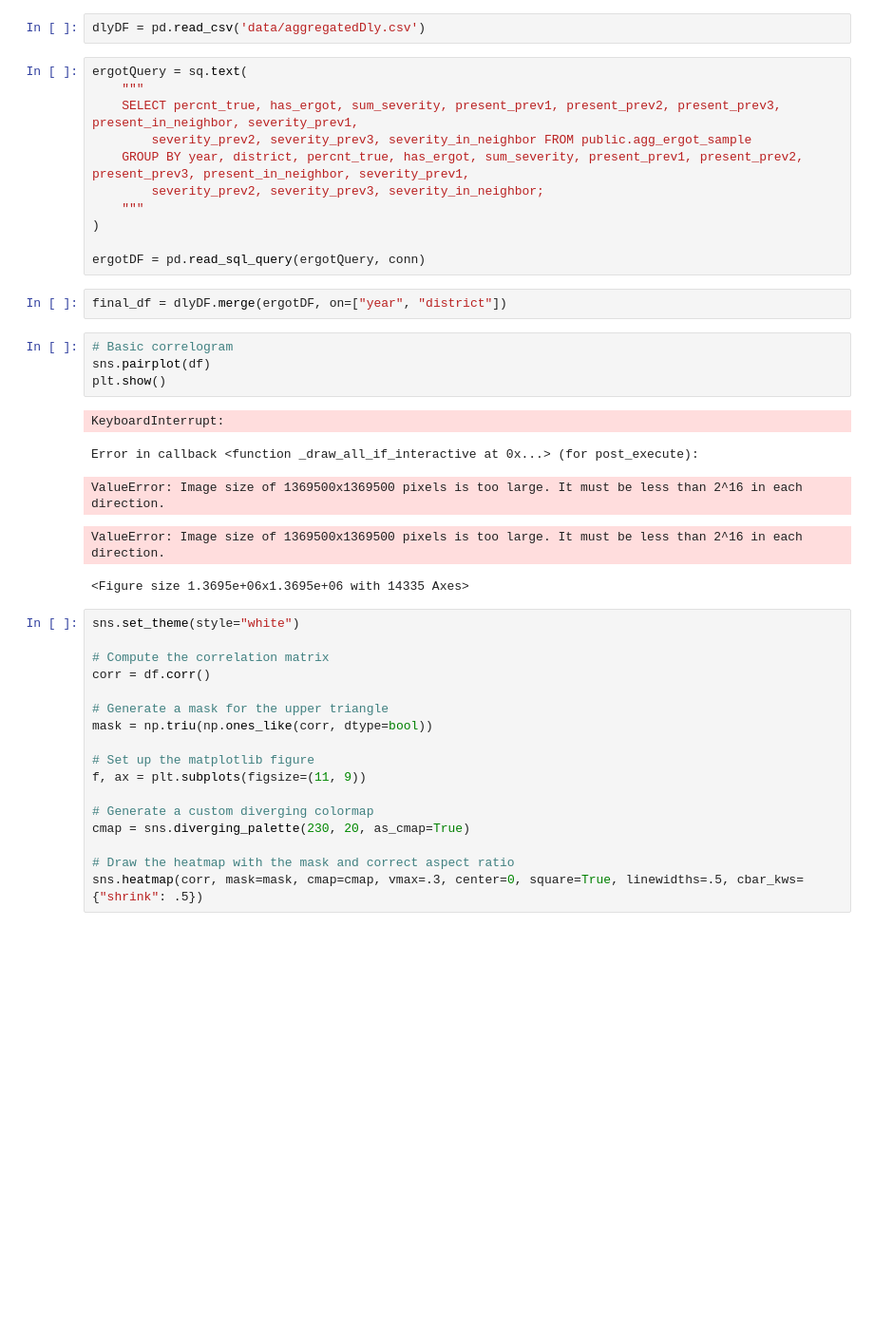
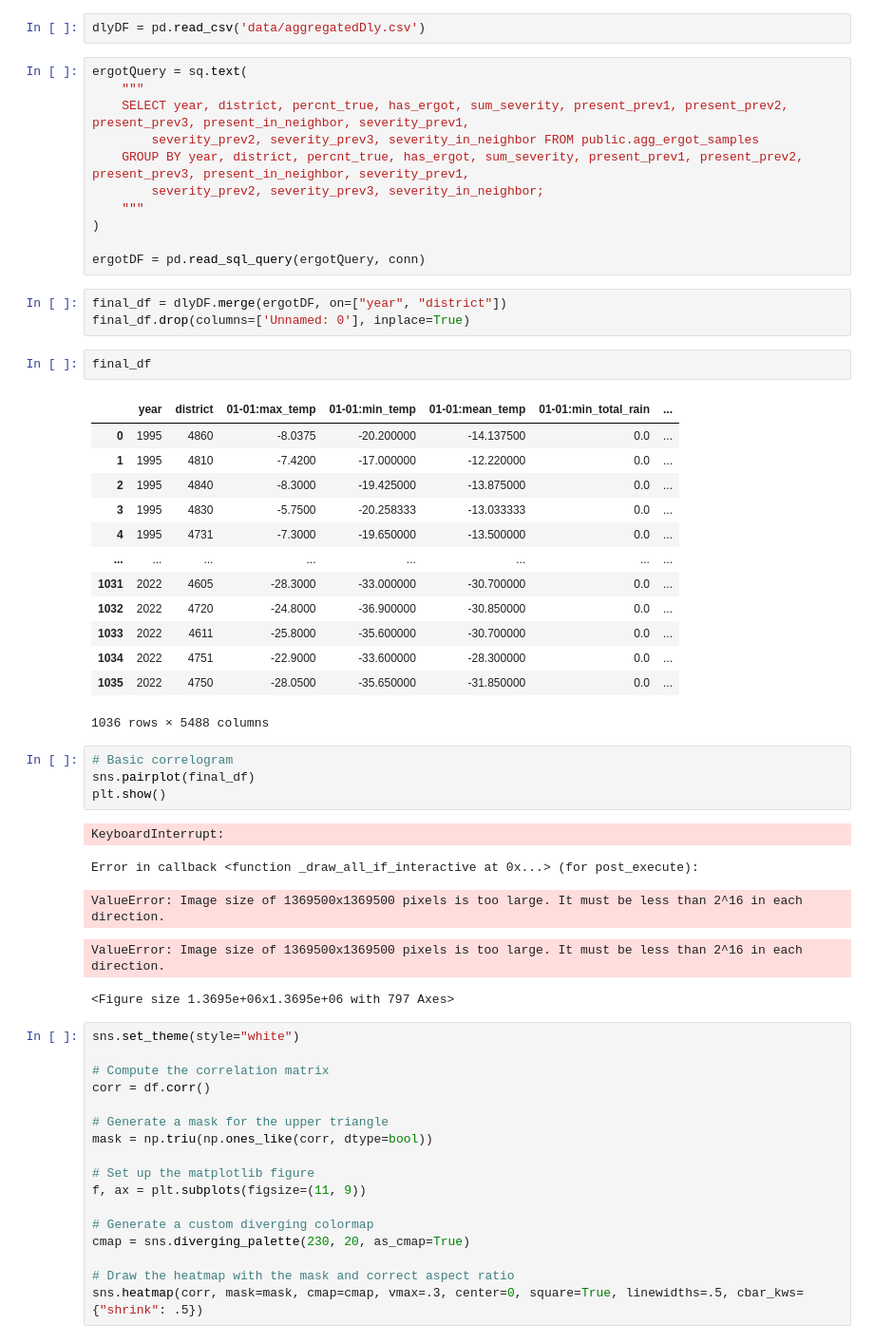
Before and after one commit to ChromaticPanic/CGC_Grain_Outcome_Predictions, a Jupyter notebook: src/WeatherStation/stationDataVisualization.ipynb, the cells around one changed output. Shown at 95% size. Saved outputs shown, nothing was run; the diff lists cells and outputs as text; blank space fills up the shorter version.

Commit message:
fixed agg_ergot, was not loading into db

```diff
--- a/src/WeatherStation/stationDataVisualization.ipynb
+++ b/src/WeatherStation/stationDataVisualization.ipynb
@@ -32,8 +33,8 @@ dlyDF = pd.read_csv('data/aggregatedDly.csv')
 # %%
 ergotQuery = sq.text(
     """
-    SELECT percnt_true, has_ergot, sum_severity, present_prev1, present_prev2, present_prev3, present_in_neighbor, severity_prev1,
-        severity_prev2, severity_prev3, severity_in_neighbor FROM public.agg_ergot_sample
+    SELECT year, district, percnt_true, has_ergot, sum_severity, present_prev1, present_prev2, present_prev3, present_in_neighbor, severity_prev1,
+        severity_prev2, severity_prev3, severity_in_neighbor FROM public.agg_ergot_samples
     GROUP BY year, district, percnt_true, has_ergot, sum_severity, present_prev1, present_prev2, present_prev3, present_in_neighbor, severity_prev1,
         severity_prev2, severity_prev3, severity_in_neighbor;
     """
@@ -42,16 +43,33 @@ ergotQuery = sq.text(
 ergotDF = pd.read_sql_query(ergotQuery, conn)
 # %%
 final_df = dlyDF.merge(ergotDF, on=["year", "district"])
+final_df.drop(columns=['Unnamed: 0'], inplace=True)
+# %%
+final_df
+# %% [output]
+|  | year | district | 01-01:max_temp | 01-01:min_temp | 01-01:mean_temp | 01-01:min_total_rain | ... |
+| 0 | 1995 | 4860 | -8.0375 | -20.200000 | -14.137500 | 0.0 | ... |
+| 1 | 1995 | 4810 | -7.4200 | -17.000000 | -12.220000 | 0.0 | ... |
+| 2 | 1995 | 4840 | -8.3000 | -19.425000 | -13.875000 | 0.0 | ... |
+| 3 | 1995 | 4830 | -5.7500 | -20.258333 | -13.033333 | 0.0 | ... |
+| 4 | 1995 | 4731 | -7.3000 | -19.650000 | -13.500000 | 0.0 | ... |
+| ... | ... | ... | ... | ... | ... | ... | ... |
+| 1031 | 2022 | 4605 | -28.3000 | -33.000000 | -30.700000 | 0.0 | ... |
+| 1032 | 2022 | 4720 | -24.8000 | -36.900000 | -30.850000 | 0.0 | ... |
+| 1033 | 2022 | 4611 | -25.8000 | -35.600000 | -30.700000 | 0.0 | ... |
+| 1034 | 2022 | 4751 | -22.9000 | -33.600000 | -28.300000 | 0.0 | ... |
+| 1035 | 2022 | 4750 | -28.0500 | -35.650000 | -31.850000 | 0.0 | ... |
+1036 rows × 5488 columns
 # %%
 # Basic correlogram
-sns.pairplot(df)
+sns.pairplot(final_df)
 plt.show()
 # %% [output]
 KeyboardInterrupt:
 Error in callback <function _draw_all_if_interactive at 0x...> (for post_execute):
 ValueError: Image size of 1369500x1369500 pixels is too large. It must be less than 2^16 in each direction.
 ValueError: Image size of 1369500x1369500 pixels is too large. It must be less than 2^16 in each direction.
-<Figure size 1.3695e+06x1.3695e+06 with 14335 Axes>
+<Figure size 1.3695e+06x1.3695e+06 with 797 Axes>
 # %%
 sns.set_theme(style="white")
 
```
Also changed, not shown: parts of 1 cell of this notebook, 1 other file.
